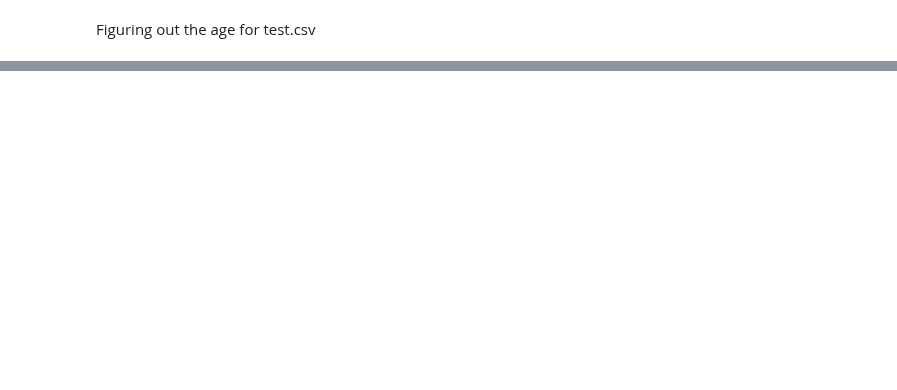
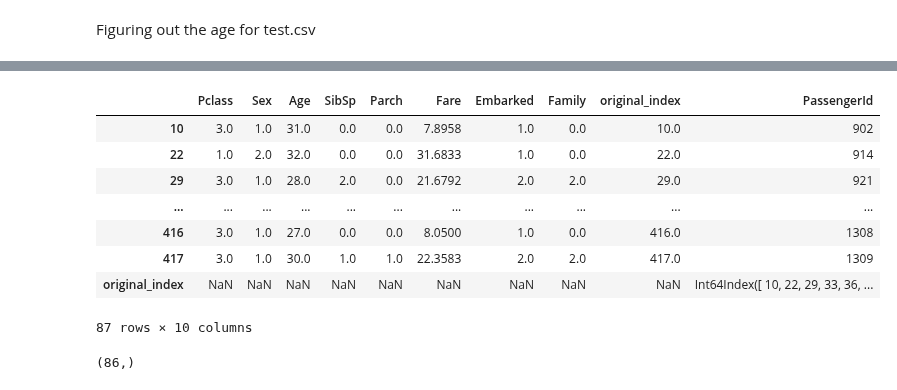
Before and after one commit to yunmokoo/Kaggle_Testing, a Jupyter notebook: titanic-2023-08-06.ipynb, the cells around one changed output, grey strips where cells are left out. Cells and saved outputs as stored; diff of their text form; code cells hidden in the pictures; blank space fills up the shorter version.

```diff
--- a/titanic-2023-08-06.ipynb
+++ b/titanic-2023-08-06.ipynb
@@ -512,0 +605,12 @@ print("R-squared:", r2)
+# %%
+merged_test
+# %% [output]
+|  | Pclass | Sex | Age | SibSp | Parch | Fare | Embarked | Family | original_index | PassengerId |
+| 10 | 3.0 | 1.0 | 31.0 | 0.0 | 0.0 | 7.8958 | 1.0 | 0.0 | 10.0 | 902 |
+| 22 | 1.0 | 2.0 | 32.0 | 0.0 | 0.0 | 31.6833 | 1.0 | 0.0 | 22.0 | 914 |
+| 29 | 3.0 | 1.0 | 28.0 | 2.0 | 0.0 | 21.6792 | 2.0 | 2.0 | 29.0 | 921 |
+| ... | ... | ... | ... | ... | ... | ... | ... | ... | ... | ... |
+| 416 | 3.0 | 1.0 | 27.0 | 0.0 | 0.0 | 8.0500 | 1.0 | 0.0 | 416.0 | 1308 |
+| 417 | 3.0 | 1.0 | 30.0 | 1.0 | 1.0 | 22.3583 | 2.0 | 2.0 | 417.0 | 1309 |
+| original_index | NaN | NaN | NaN | NaN | NaN | NaN | NaN | NaN | NaN | Int64Index([ 10, 22, 29, 33, 36, ... |
+87 rows × 10 columns
@@ -512,0 +619,4 @@ print("R-squared:", r2)
+# %%
+y_pred_surv.shape
+# %% [output]
+(86,)
```
Also changed, not shown: parts of 40 cells of this notebook.
